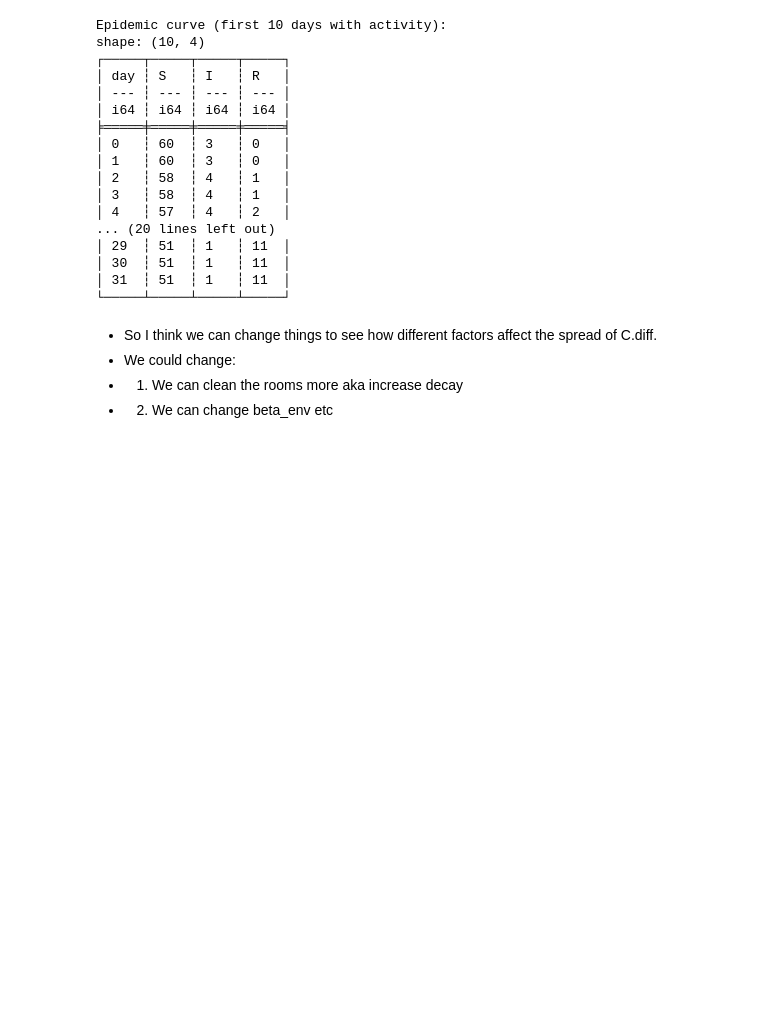
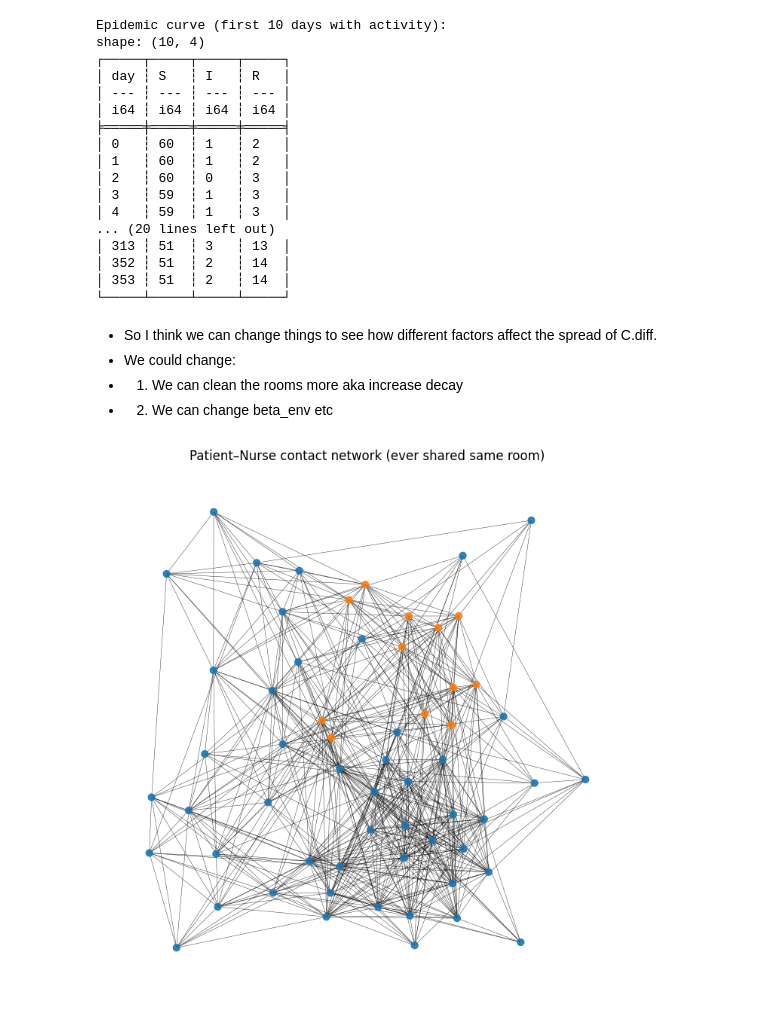
Before and after one commit to leehaesol93/BIOL-4559-Project, a Jupyter notebook: SimulationwithMobilityData.ipynb, the cells around one changed output. Cells and saved outputs as stored; diff of their text form; code cells hidden in the pictures; blank space fills up the shorter version.

Commit message:
Ran sim and added networks to visualize

```diff
--- a/SimulationwithMobilityData.ipynb
+++ b/SimulationwithMobilityData.ipynb
@@ -141,10 +155,10 @@ for d in days:
         if day_key != d:
             continue
         add = 0.0
-        for a in people:
-            if state.get(a) == "I":
-                role = agents.get(a, {}).get("role", "PATIENT")
-                add += shed_rate.get(role, 1.0)
+        for a in people:  # loop over all agents present in this room on this day
+            if state.get(a) == "I":  # if this agent is currently infected
+                role = agents.get(a, "PATIENT")  # look up their role; default to PATIENT if unknown
+                add += shed_rate.get(role, 1.0)  # add the appropriate shedding amount for this role
         if add:
             room_load[room] += add
 
@@ -157,7 +171,7 @@ for d in days:
             continue
         p_inf = 1.0 - np.exp(-beta_env * L)
         for a in people:
-            if state[a] == "S" and random.random() < p_inf:
+            if state.get(a, "S") == "S" and random.random() < p_inf:  # treat unknown agents as susceptible by default
                 state[a] = "I"
 
     # 3) recoveries (SIR); set recovery=0 to get SI
@@ -190,15 +204,15 @@ shape: (10, 4)
 │ --- ┆ --- ┆ --- ┆ --- │
 │ i64 ┆ i64 ┆ i64 ┆ i64 │
 ╞═════╪═════╪═════╪═════╡
-│ 0   ┆ 60  ┆ 3   ┆ 0   │
-│ 1   ┆ 60  ┆ 3   ┆ 0   │
-│ 2   ┆ 58  ┆ 4   ┆ 1   │
-│ 3   ┆ 58  ┆ 4   ┆ 1   │
-│ 4   ┆ 57  ┆ 4   ┆ 2   │
+│ 0   ┆ 60  ┆ 1   ┆ 2   │
+│ 1   ┆ 60  ┆ 1   ┆ 2   │
+│ 2   ┆ 60  ┆ 0   ┆ 3   │
+│ 3   ┆ 59  ┆ 1   ┆ 3   │
+│ 4   ┆ 59  ┆ 1   ┆ 3   │
 ... (20 lines left out)
-│ 29  ┆ 51  ┆ 1   ┆ 11  │
-│ 30  ┆ 51  ┆ 1   ┆ 11  │
-│ 31  ┆ 51  ┆ 1   ┆ 11  │
+│ 313 ┆ 51  ┆ 3   ┆ 13  │
+│ 352 ┆ 51  ┆ 2   ┆ 14  │
+│ 353 ┆ 51  ┆ 2   ┆ 14  │
 └─────┴─────┴─────┴─────┘
 # %% [markdown]
 * So I think we can change things to see how different factors affect the spread of C.diff.
@@ -206,3 +220,57 @@ shape: (10, 4)
 * 1. We can clean the rooms more aka increase decay
 * 2. We can change beta_env
 etc
+# %%
+import pandas as pd
+import networkx as nx
+import matplotlib.pyplot as plt
+
+def load_visits_anytime(path, role):  # helper to load one visits file and tag role
+    df = pd.read_csv(path, delim_whitespace=True, header=0)  # read whitespace-separated file with header
+    df.columns = [c.lstrip("#") for c in df.columns]  # strip leading # from column names
+    df["role"] = role  # add a role column
+    return df[["Person", "location", "role"]]  # keep only person id, location id, and role
+
+pat = load_visits_anytime("visits_m9.txt", "PATIENT")  # load all patient visits
+nur = load_visits_anytime("nurse_visits_m9.txt", "NURSE")  # load all nurse visits
+
+visits = pd.concat([pat, nur], ignore_index=True)  # combine patient and nurse visit records
+
+G = nx.Graph()  # create an empty undirected graph
+
+for pid, role in visits[["Person", "role"]].drop_duplicates().itertuples(index=False):  # loop over unique people with roles
+    G.add_node(pid, role=role)  # add each person as a node with their role attribute
+
+for loc, grp in visits.groupby("location"):  # group visits by location (room)
+    people = grp["Person"].unique()  # list of unique people who ever used this room
+    if len(people) < 2:  # if fewer than two people used this room
+        continue  # skip because it cannot create an edge
+    for i in range(len(people)):  # loop over indices for people in this room
+        for j in range(i + 1, len(people)):  # loop over later indices to form pairs
+            a, b = people[i], people[j]  # get the two person IDs
+            if G.has_edge(a, b):  # if an edge between them already exists
+                G[a][b]["weight"] += 1  # increase weight (another shared room)
+            else:  # otherwise
+                G.add_edge(a, b, weight=1)  # add a new edge with weight 1
+
+if G.number_of_nodes() > 60:  # if the graph has many nodes
+    deg_sorted = sorted(G.degree, key=lambda x: x[1], reverse=True)  # sort nodes by degree (descending)
+    top_nodes = [n for n, d in deg_sorted[:60]]  # keep the 60 most connected nodes
+    H = G.subgraph(top_nodes).copy()  # create a subgraph on those nodes
+else:  # if the graph is small
+    H = G  # use the full graph
+
+node_colors = [  # choose a color for each node based on role
+    "tab:blue" if H.nodes[n]["role"] == "PATIENT" else "tab:orange"
+    for n in H.nodes()
+]
+
+pos = nx.spring_layout(H, seed=0)  # compute a layout for nodes using a force-directed algorithm
+
+plt.figure(figsize=(7, 7))  # create a square figure for the network
+nx.draw(H, pos, node_color=node_colors, node_size=40, alpha=0.9, width=0.3)  # draw nodes and edges with role colors
+plt.title("Patient–Nurse contact network (ever shared same room)")  # add a descriptive title
+plt.axis("off")  # hide axes for a cleaner look
+plt.show()  # display the plot
+# %% [output]
+[figure, added]
```
Also changed, not shown: parts of 4 cells of this notebook.
